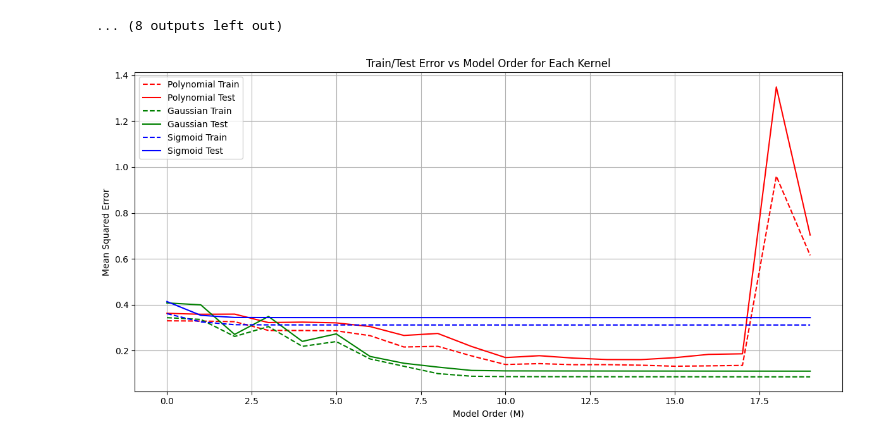
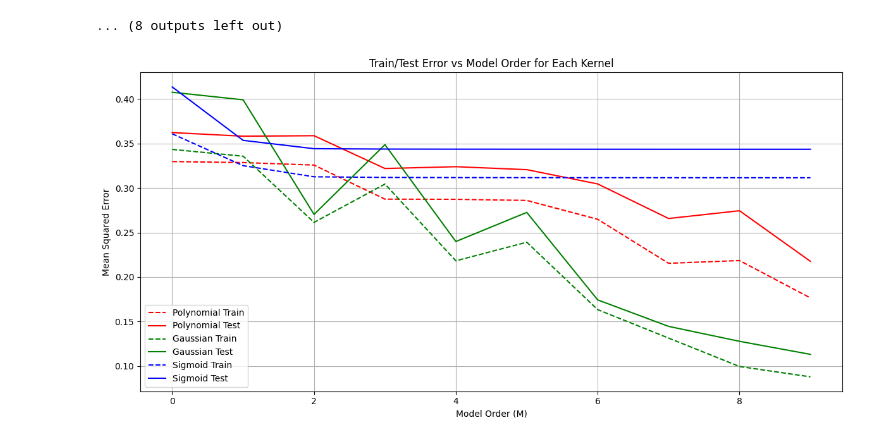
Before and after one commit to bhsh200/jpmc-case-study, a Jupyter notebook: Part3.ipynb, the cells around one changed output. Drawn from its saved outputs; the diff is of its cells as text; code cells hidden in the pictures.

Commit message:
pushing 3b with range 10

```diff
--- a/Part3.ipynb
+++ b/Part3.ipynb
@@ -356,6 +355,6 @@ for M in M_range:
 [figure]
 ... (8 outputs left out)
 # %%
-PlotErrors(xb_train, tb_train, xb_test, tb_test, lamda= 0.01, sigma = 0.3, a = 1.0, b = 0.0, M_range = range(20))
+PlotErrors(xb_train, tb_train, xb_test, tb_test, lamda= 0.01, sigma = 0.3, a = 1.0, b = 0.0, M_range = range(10))
 # %% [output]
-[figure, old version]
+[figure, new version]
```
Also changed, not shown: parts of 1 cell of this notebook.
